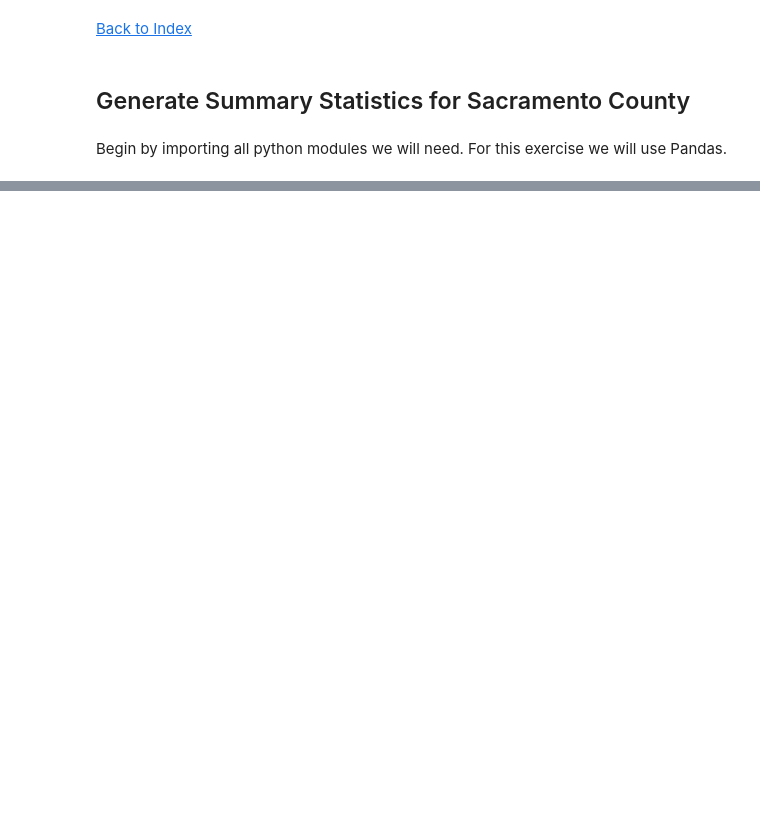
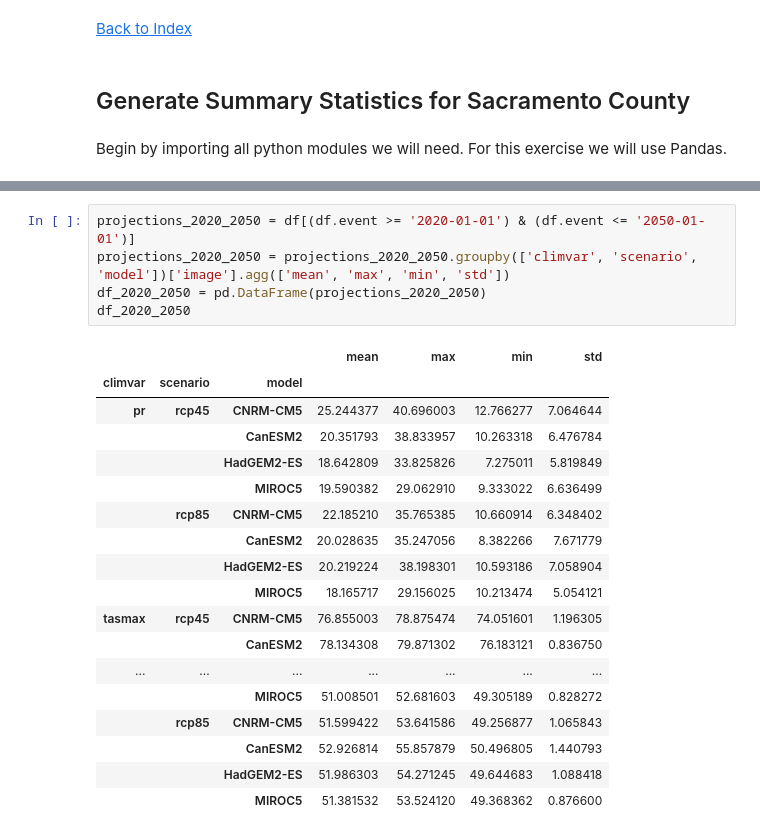
Before and after one commit to berkeley-gif/calgis2017, a Jupyter notebook: summary_stats_with_pandas.ipynb, the cells around one changed output, grey strips where cells are left out. Drawn from its saved outputs; the diff is of its cells as text; blank space fills up the shorter version.

```diff
--- a/summary_stats_with_pandas.ipynb
+++ b/summary_stats_with_pandas.ipynb
@@ -213,0 +225,24 @@ decadal_stats
+# %%
+projections_2020_2050 = df[(df.event >= '2020-01-01') & (df.event <= '2050-01-01')]
+projections_2020_2050 = projections_2020_2050.groupby(['climvar', 'scenario', 'model'])['image'].agg(['mean', 'max', 'min', 'std'])
+df_2020_2050 = pd.DataFrame(projections_2020_2050)
+df_2020_2050
+# %% [output]
+|  |  |  | mean | max | min | std |
+| climvar | scenario | model |  |  |  |  |
+| pr | rcp45 | CNRM-CM5 | 25.244377 | 40.696003 | 12.766277 | 7.064644 |
+|  |  | CanESM2 | 20.351793 | 38.833957 | 10.263318 | 6.476784 |
+|  |  | HadGEM2-ES | 18.642809 | 33.825826 | 7.275011 | 5.819849 |
+|  |  | MIROC5 | 19.590382 | 29.062910 | 9.333022 | 6.636499 |
+|  | rcp85 | CNRM-CM5 | 22.185210 | 35.765385 | 10.660914 | 6.348402 |
+|  |  | CanESM2 | 20.028635 | 35.247056 | 8.382266 | 7.671779 |
+|  |  | HadGEM2-ES | 20.219224 | 38.198301 | 10.593186 | 7.058904 |
+|  |  | MIROC5 | 18.165717 | 29.156025 | 10.213474 | 5.054121 |
+| tasmax | rcp45 | CNRM-CM5 | 76.855003 | 78.875474 | 74.051601 | 1.196305 |
+|  |  | CanESM2 | 78.134308 | 79.871302 | 76.183121 | 0.836750 |
+| ... | ... | ... | ... | ... | ... | ... |
+|  |  | MIROC5 | 51.008501 | 52.681603 | 49.305189 | 0.828272 |
+|  | rcp85 | CNRM-CM5 | 51.599422 | 53.641586 | 49.256877 | 1.065843 |
+|  |  | CanESM2 | 52.926814 | 55.857879 | 50.496805 | 1.440793 |
+|  |  | HadGEM2-ES | 51.986303 | 54.271245 | 49.644683 | 1.088418 |
+|  |  | MIROC5 | 51.381532 | 53.524120 | 49.368362 | 0.876600 |
```
Also changed, not shown: parts of 41 cells of this notebook, 1 other file.
